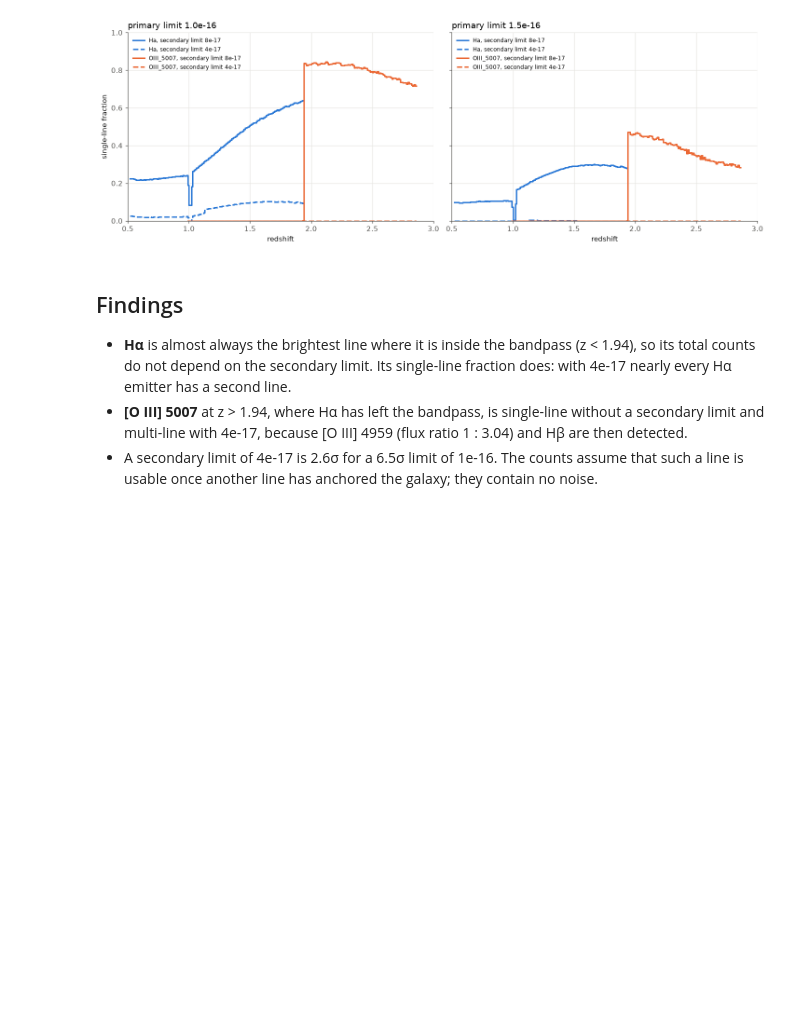
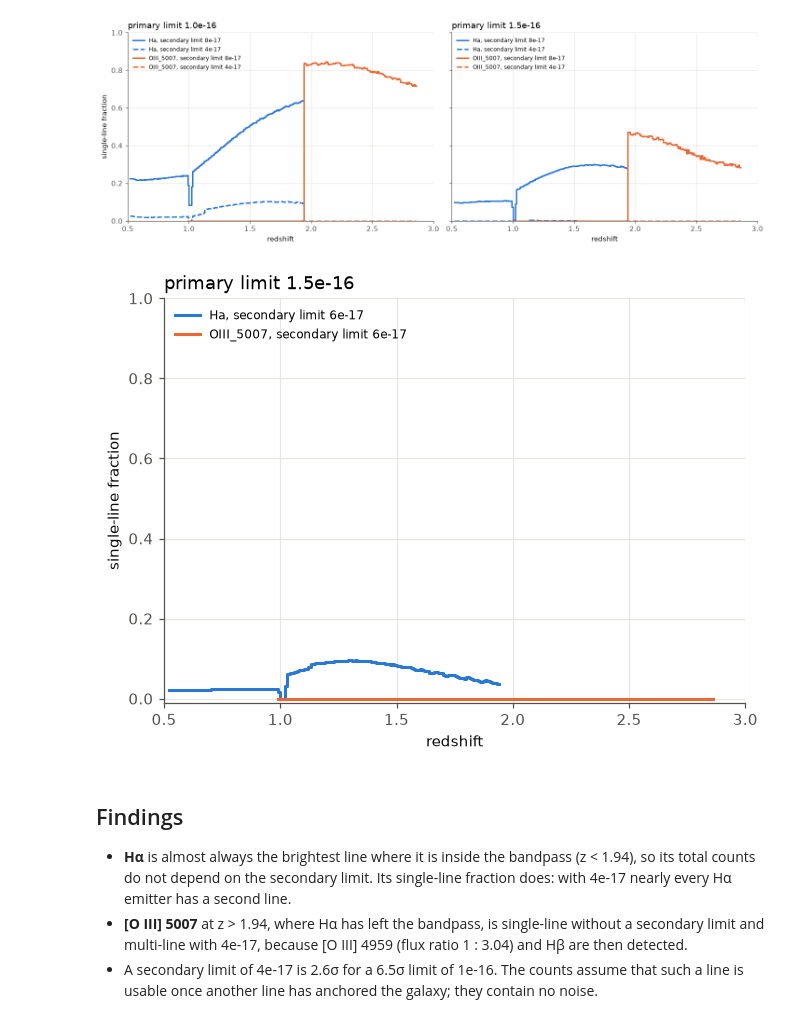
Before and after one commit to willlake/RomanMock, a Jupyter notebook: notebooks/01_dndz_flux_limits.ipynb, the cells around one changed output. Drawn from its saved outputs; the diff is of its cells as text; code cells hidden in the pictures; blank space fills up the shorter version.

```diff
--- a/notebooks/01_dndz_flux_limits.ipynb
+++ b/notebooks/01_dndz_flux_limits.ipynb
@@ -264,6 +264,23 @@ axes[0].set_ylabel("single-line fraction")
 plt.show()
 # %% [output]
 [figure]
+# %%
+fig, ax = plt.subplots(figsize=(6, 4.4), constrained_layout=True)
+primary = 1.5e-16
+secondary = 6.0e-17
+
+for line in ["Ha", "OIII_5007"]:
+    ax.step(z, census.single_fraction(line, primary, secondary=secondary), where="mid", color=plotting.feature_color(line),
+            ls="solid", label=f"{line}, {label(primary, secondary)}")
+ax.set_ylim(-0.01, 1)
+ax.set_xlim(z_edges[0], z_edges[-1])
+ax.set_xlabel("redshift")
+ax.set_title(f"primary limit {primary:.1e}", loc="left")
+ax.legend(frameon=False, fontsize=8, loc="upper left")
+ax.set_ylabel("single-line fraction")
+plt.show()
+# %% [output]
+[figure, added]
 # %% [markdown]
 ## Findings
 
```
Also changed, not shown: parts of 1 cell of this notebook, 6 other files.
